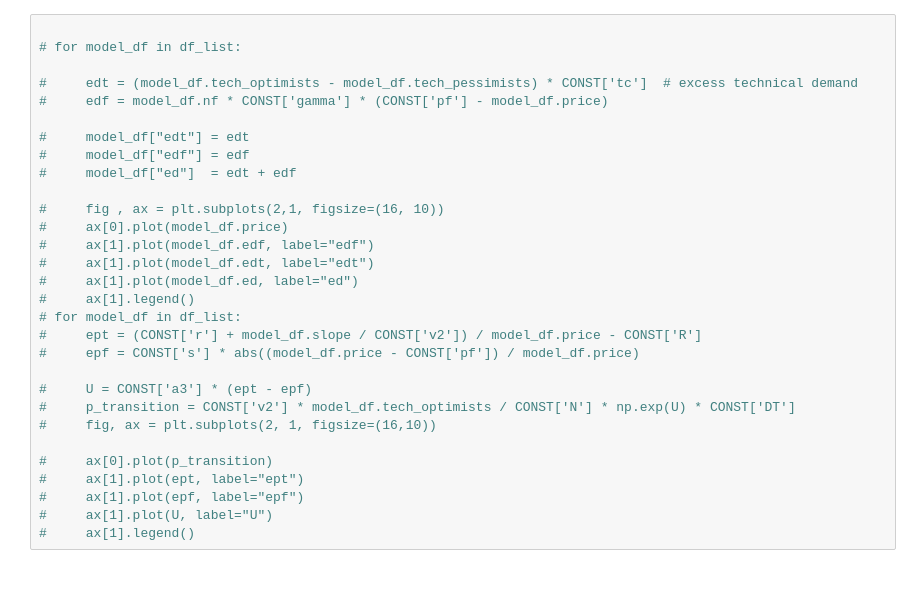
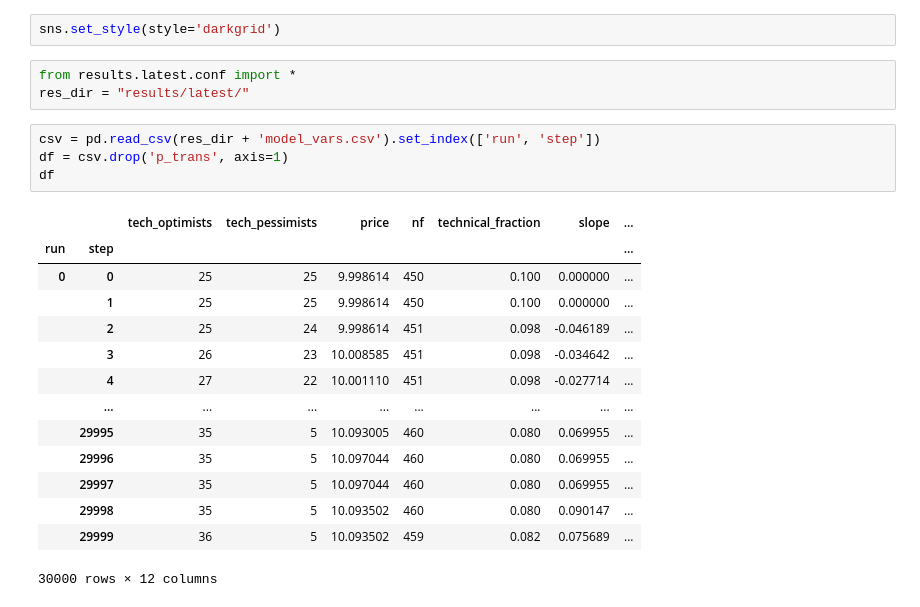
Before and after one commit to ggraziano98/MAS, a Jupyter notebook: analisi dati.ipynb, the cells around one changed output. Saved outputs shown, nothing was run; the diff lists cells and outputs as text; blank space fills up the shorter version.

Commit message:
ok model

```diff
--- a/analisi dati.ipynb
+++ b/analisi dati.ipynb
@@ -128,30 +10,24 @@ fig.savefig(f'{RESULT_DIR}/immagini/Histogram of stationary technical fraction d
-# %%
-
-# for model_df in df_list:
-
-#     edt = (model_df.tech_optimists - model_df.tech_pessimists) * CONST['tc']  # excess technical demand
-#     edf = model_df.nf * CONST['gamma'] * (CONST['pf'] - model_df.price)
-
-#     model_df["edt"] = edt
-#     model_df["edf"] = edf
-#     model_df["ed"]  = edt + edf
-
-#     fig , ax = plt.subplots(2,1, figsize=(16, 10))
-#     ax[0].plot(model_df.price)
-#     ax[1].plot(model_df.edf, label="edf")
-#     ax[1].plot(model_df.edt, label="edt")
-#     ax[1].plot(model_df.ed, label="ed")
-#     ax[1].legend()
-# for model_df in df_list:
-#     ept = (CONST['r'] + model_df.slope / CONST['v2']) / model_df.price - CONST['R']
-#     epf = CONST['s'] * abs((model_df.price - CONST['pf']) / model_df.price)
-
-#     U = CONST['a3'] * (ept - epf)
-#     p_transition = CONST['v2'] * model_df.tech_optimists / CONST['N'] * np.exp(U) * CONST['DT']
-#     fig, ax = plt.subplots(2, 1, figsize=(16,10))
-
-#     ax[0].plot(p_transition)
-#     ax[1].plot(ept, label="ept")
-#     ax[1].plot(epf, label="epf")
-#     ax[1].plot(U, label="U")
-#     ax[1].legend()
+# %%
+sns.set_style(style='darkgrid')
+# %%
+from results.latest.conf import *
+res_dir = "results/latest/"
+# %%
+csv = pd.read_csv(res_dir + 'model_vars.csv').set_index(['run', 'step'])
+df = csv.drop('p_trans', axis=1)
+df
+# %% [output]
+|  |  | tech_optimists | tech_pessimists | price | nf | technical_fraction | slope | ... |
+| run | step |  |  |  |  |  |  | ... |
+| 0 | 0 | 25 | 25 | 9.998614 | 450 | 0.100 | 0.000000 | ... |
+|  | 1 | 25 | 25 | 9.998614 | 450 | 0.100 | 0.000000 | ... |
+|  | 2 | 25 | 24 | 9.998614 | 451 | 0.098 | -0.046189 | ... |
+|  | 3 | 26 | 23 | 10.008585 | 451 | 0.098 | -0.034642 | ... |
+|  | 4 | 27 | 22 | 10.001110 | 451 | 0.098 | -0.027714 | ... |
+|  | ... | ... | ... | ... | ... | ... | ... | ... |
+|  | 29995 | 35 | 5 | 10.093005 | 460 | 0.080 | 0.069955 | ... |
+|  | 29996 | 35 | 5 | 10.097044 | 460 | 0.080 | 0.069955 | ... |
+|  | 29997 | 35 | 5 | 10.097044 | 460 | 0.080 | 0.069955 | ... |
+|  | 29998 | 35 | 5 | 10.093502 | 460 | 0.080 | 0.090147 | ... |
+|  | 29999 | 36 | 5 | 10.093502 | 459 | 0.082 | 0.075689 | ... |
+30000 rows × 12 columns
```
Also changed, not shown: parts of 15 cells of this notebook, 7 other files.
